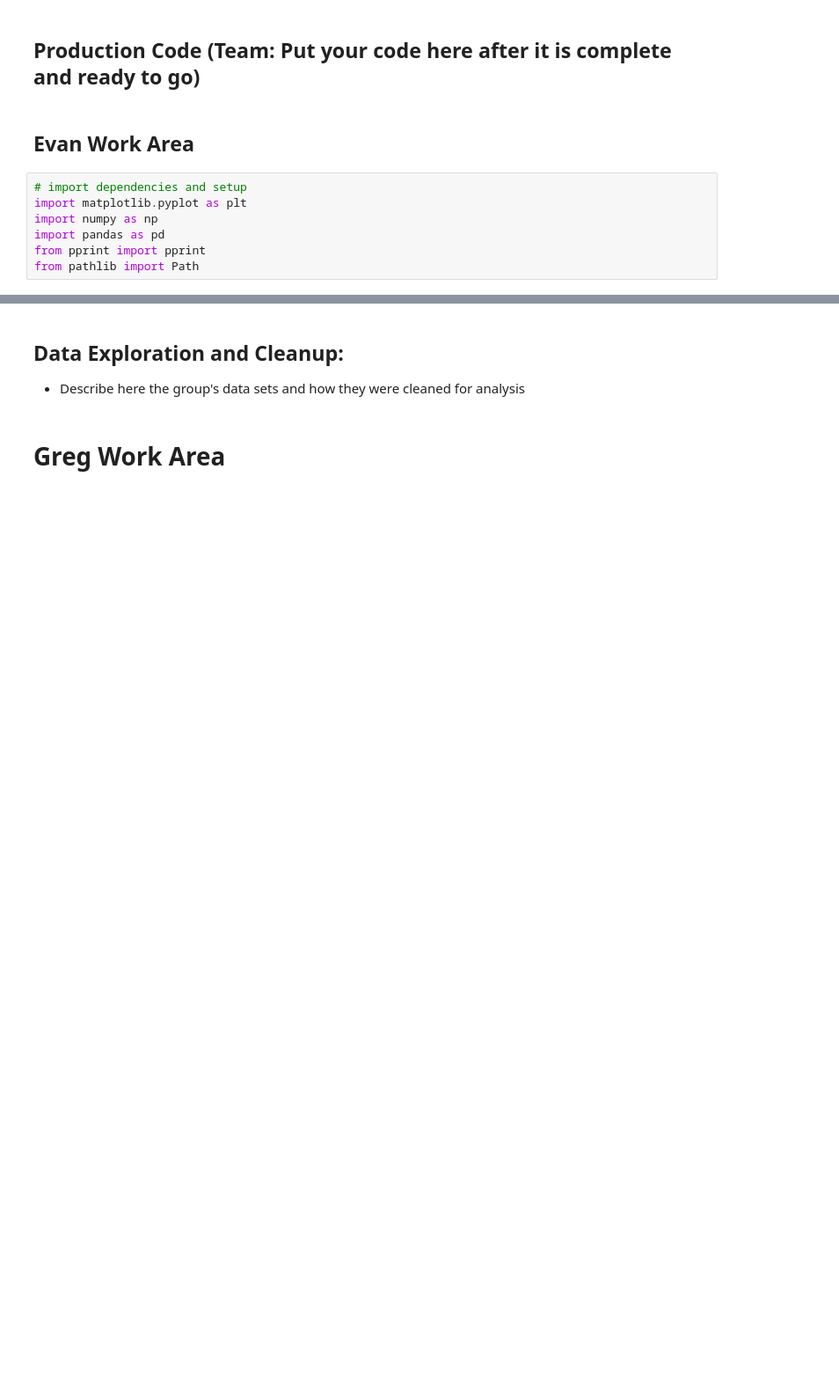
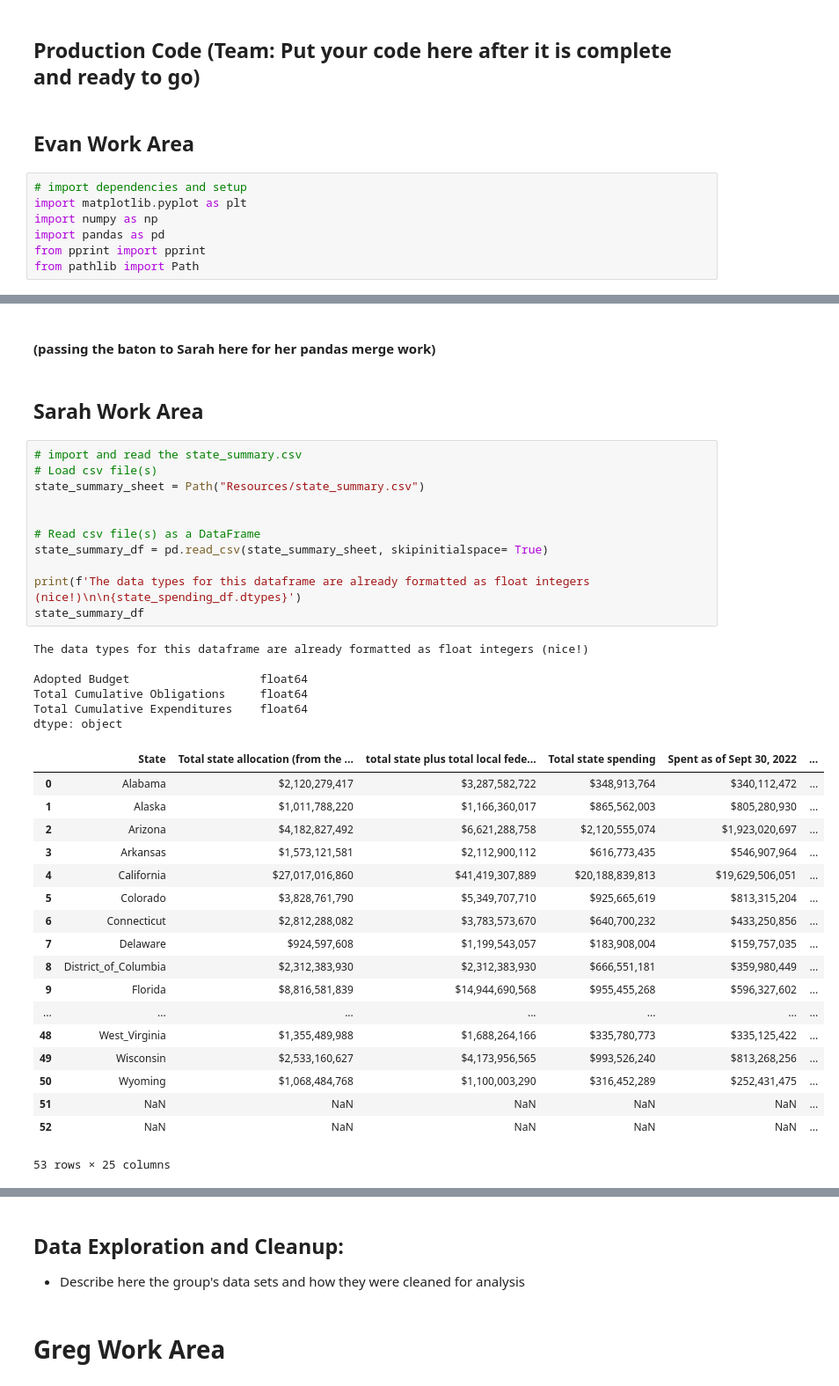
Before and after one commit to Evdawg/Project_1_Covid_Data, a Jupyter notebook: Project_1_covid.ipynb, the cells around one changed output, grey strips where cells are left out. Shown at 88% size. Cells and saved outputs as stored; diff of their text form; blank space fills up the shorter version.

```diff
--- a/Project_1_covid.ipynb
+++ b/Project_1_covid.ipynb
@@ -53,0 +269,40 @@ state_spending_df = # vaccine_projects_df.groupby(['State/Territory']).sum(['Ado
+# %% [markdown]
+#### (passing the baton to Sarah here for her pandas merge work)
+# %% [markdown]
+## Sarah Work Area
+# %%
+# import and read the state_summary.csv
+# Load csv file(s)
+state_summary_sheet = Path("Resources/state_summary.csv")
+
+
+# Read csv file(s) as a DataFrame
+state_summary_df = pd.read_csv(state_summary_sheet, skipinitialspace= True)
+
+print(f'The data types for this dataframe are already formatted as float integers (nice!)\n\n{state_spending_df.dtypes}')
+state_summary_df
+# %% [output]
+The data types for this dataframe are already formatted as float integers (nice!)
+
+Adopted Budget                   float64
+Total Cumulative Obligations     float64
+Total Cumulative Expenditures    float64
+dtype: object
+|  | State | Total state allocation (from the ... | total state plus total local fede... | Total state spending | Spent as of Sept 30, 2022 | ... |
+| 0 | Alabama | $2,120,279,417 | $3,287,582,722 | $348,913,764 | $340,112,472 | ... |
+| 1 | Alaska | $1,011,788,220 | $1,166,360,017 | $865,562,003 | $805,280,930 | ... |
+| 2 | Arizona | $4,182,827,492 | $6,621,288,758 | $2,120,555,074 | $1,923,020,697 | ... |
+| 3 | Arkansas | $1,573,121,581 | $2,112,900,112 | $616,773,435 | $546,907,964 | ... |
+| 4 | California | $27,017,016,860 | $41,419,307,889 | $20,188,839,813 | $19,629,506,051 | ... |
+| 5 | Colorado | $3,828,761,790 | $5,349,707,710 | $925,665,619 | $813,315,204 | ... |
+| 6 | Connecticut | $2,812,288,082 | $3,783,573,670 | $640,700,232 | $433,250,856 | ... |
+| 7 | Delaware | $924,597,608 | $1,199,543,057 | $183,908,004 | $159,757,035 | ... |
+| 8 | District_of_Columbia | $2,312,383,930 | $2,312,383,930 | $666,551,181 | $359,980,449 | ... |
+| 9 | Florida | $8,816,581,839 | $14,944,690,568 | $955,455,268 | $596,327,602 | ... |
+| ... | ... | ... | ... | ... | ... | ... |
+| 48 | West_Virginia | $1,355,489,988 | $1,688,264,166 | $335,780,773 | $335,125,422 | ... |
+| 49 | Wisconsin | $2,533,160,627 | $4,173,956,565 | $993,526,240 | $813,268,256 | ... |
+| 50 | Wyoming | $1,068,484,768 | $1,100,003,290 | $316,452,289 | $252,431,475 | ... |
+| 51 | NaN | NaN | NaN | NaN | NaN | ... |
+| 52 | NaN | NaN | NaN | NaN | NaN | ... |
+53 rows × 25 columns
```
Also changed, not shown: parts of 14 cells of this notebook, 2 other files.
